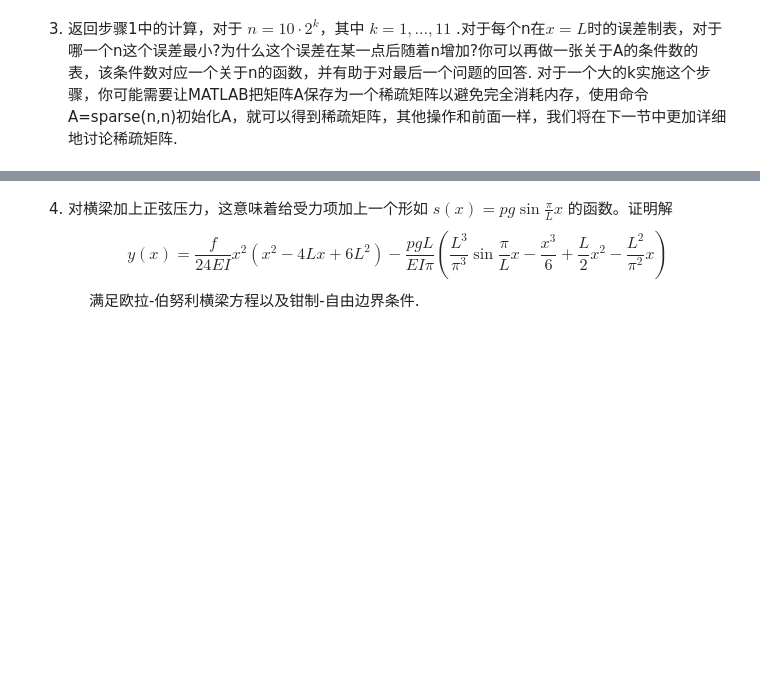
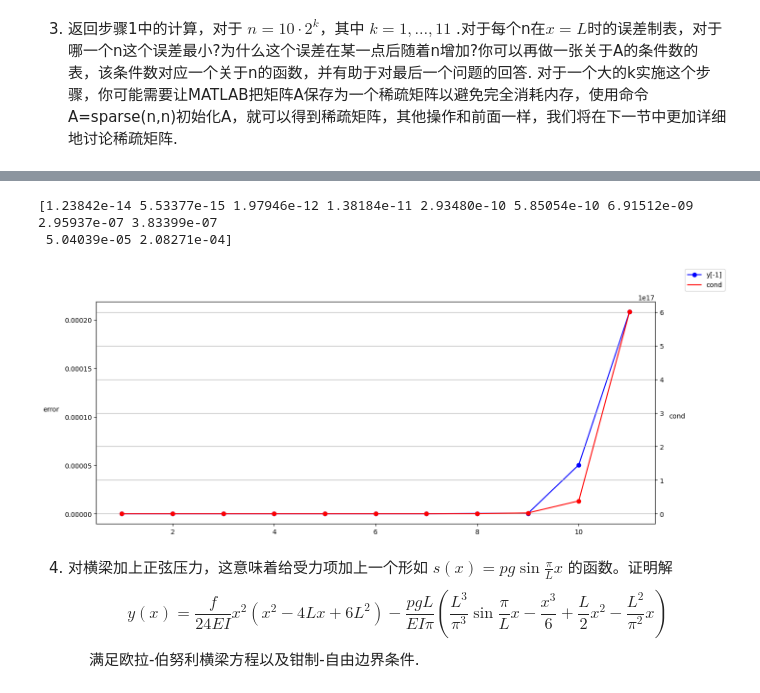
Before and after one commit to Pat-Tron/solution_of_numerical_analysis, a Jupyter notebook: exercise_02_Euler_Bernoulli_beam.ipynb, the cells around one changed output, grey strips where cells are left out. Drawn from its saved outputs; the diff is of its cells as text; code cells hidden in the pictures; blank space fills up the shorter version.

```diff
--- a/exercise_02_Euler_Bernoulli_beam.ipynb
+++ b/exercise_02_Euler_Bernoulli_beam.ipynb
@@ -219,7 +215,7 @@ Error on end: 2.0122792321330962e-15
 # %% [markdown]
 3. 返回步骤1中的计算，对于 $n=10\cdot 2^k$，其中 $k=1,\dots,11$ .对于每个n在$x=L$时的误差制表，对于哪一个n这个误差最小?为什么这个误差在某一点后随着n增加?你可以再做一张关于A的条件数的表，该条件数对应一个关于n的函数，并有助于对最后一个问题的回答. 对于一个大的k实施这个步骤，你可能需要让MATLAB把矩阵A保存为一个稀疏矩阵以避免完全消耗内存，使用命令A=sparse(n,n)初始化A，就可以得到稀疏矩阵，其他操作和前面一样，我们将在下一节中更加详细地讨论稀疏矩阵.
 # %%
-
+# PA_LU_Factorization is quite slow, so we change to use
 Y = []
 cond = []
 
@@ -227,13 +223,10 @@ for k in range(1, 12):
     print(f'k: {k}')
     n = 10*2**k
     A = MakeA(n, sparseOrNot=True)
-
-    print('    PA=LU factorization...')
-    P,L,U = PA_LU_Factorization(A)
     b = np.ones(n)*(f*(Length/n)**4/E/I)
 
-    print('    Back substitution...')
-    y = TwoStepBackSubstitution(P, L, U, b)
+    print('    spsolve...')
+    y = sparse_linalg.spsolve(A, b)
     Y.append(y[-1])
 
     print('    Calculate condition number...')
@@ -242,5 +235,13 @@ for k in range(1, 12):
     cond.append(normOfA*normOfAInverse)
 
 print(cond)
+
+# TODO
+# SparseEfficiencyWarning: spsolve requires A be CSC or CSR matrix format
+#   y = sparse_linalg.spsolve(A, b)
+# SparseEfficiencyWarning: spsolve requires A be CSC or CSR matrix format
+#   Ainv = spsolve(A, I)
+# SparseEfficiencyWarning: spsolve is more efficient when sparse b is in the CSC matrix format
+#   Ainv = spsolve(A, I)
 # %% [output]
 k: 1
@@ -272,0 +281,23 @@ KeyboardInterrupt:
+# %%
+fig, axLeft = plt.subplots(figsize=(15, 6))
+X = range(1, 12)
+standardShift = -0.009659076923076925
+error = np.abs(np.array(Y)-standardShift)
+print(error)
+# 在n=10*2**2=40时，误差最小
+
+axLeft.plot(X, error, color='b', marker='o')
+axLeft.set_ylabel('error', labelpad=20, rotation='horizontal')
+
+axRight = axLeft.twinx()
+axRight.plot(X, cond, color='r', marker='o')
+axRight.set_ylabel('cond', labelpad=20, rotation='horizontal')
+
+fig.legend((line1, line2), ['y[-1]', 'cond'])
+axes = plt.gca()
+axes.grid()
+plt.show()
+# %% [output]
+[1.23842e-14 5.53377e-15 1.97946e-12 1.38184e-11 2.93480e-10 5.85054e-10 6.91512e-09 2.95937e-07 3.83399e-07
+ 5.04039e-05 2.08271e-04]
+[figure, added]
```
Also changed, not shown: parts of 5 cells of this notebook.
